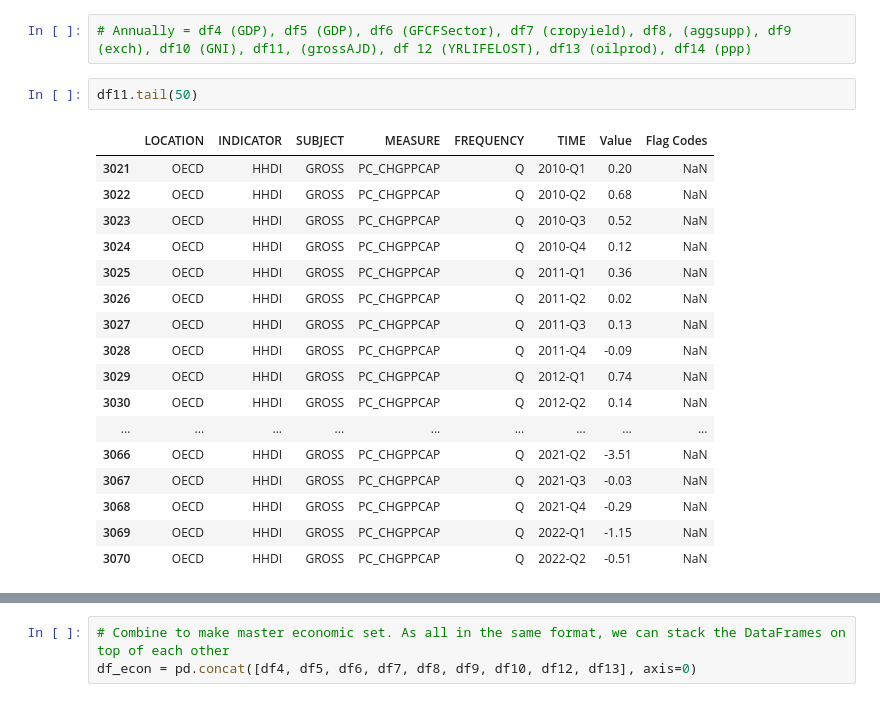
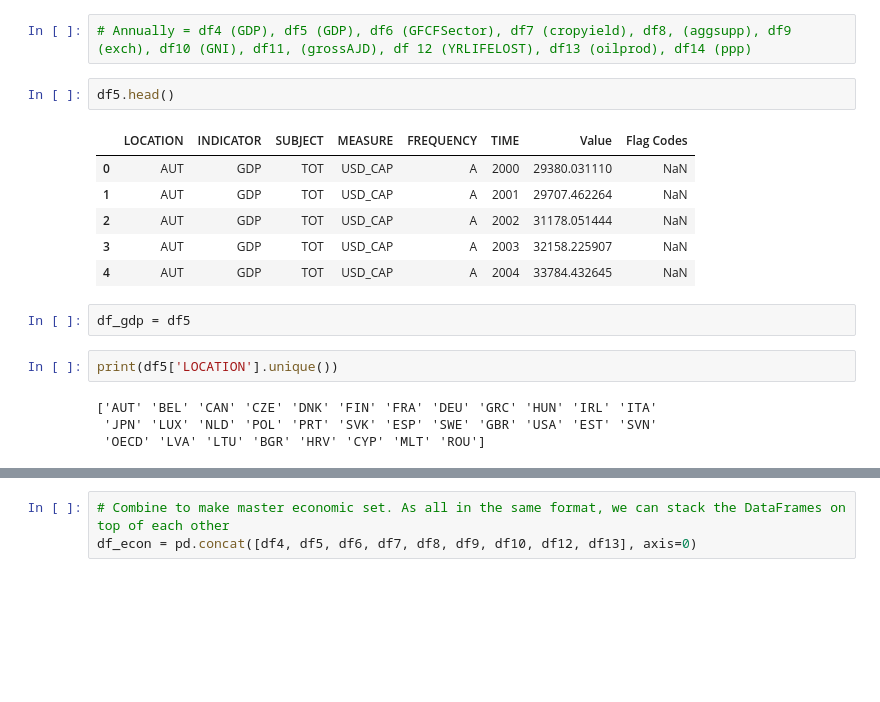
Before and after one commit to sba22218/MSc_GitHub_CA2, a Jupyter notebook: Report-1.ipynb, the cells around one changed output, grey strips where cells are left out. Cells and saved outputs as stored; diff of their text form; blank space fills up the shorter version.

```diff
--- a/Report-1.ipynb
+++ b/Report-1.ipynb
@@ -43,22 +43,19 @@ df14 = pd.read_csv("DATA/PPP-EU.csv")
 # %%
 # Annually = df4 (GDP), df5 (GDP), df6 (GFCFSector), df7 (cropyield), df8, (aggsupp), df9 (exch), df10 (GNI), df11, (grossAJD), df 12 (YRLIFELOST), df13 (oilprod), df14 (ppp)
 # %%
-df11.tail(50)
+df5.head()
 # %% [output]
 |  | LOCATION | INDICATOR | SUBJECT | MEASURE | FREQUENCY | TIME | Value | Flag Codes |
-| 3021 | OECD | HHDI | GROSS | PC_CHGPPCAP | Q | 2010-Q1 | 0.20 | NaN |
-| 3022 | OECD | HHDI | GROSS | PC_CHGPPCAP | Q | 2010-Q2 | 0.68 | NaN |
-| 3023 | OECD | HHDI | GROSS | PC_CHGPPCAP | Q | 2010-Q3 | 0.52 | NaN |
-| 3024 | OECD | HHDI | GROSS | PC_CHGPPCAP | Q | 2010-Q4 | 0.12 | NaN |
-| 3025 | OECD | HHDI | GROSS | PC_CHGPPCAP | Q | 2011-Q1 | 0.36 | NaN |
-| 3026 | OECD | HHDI | GROSS | PC_CHGPPCAP | Q | 2011-Q2 | 0.02 | NaN |
-| 3027 | OECD | HHDI | GROSS | PC_CHGPPCAP | Q | 2011-Q3 | 0.13 | NaN |
-| 3028 | OECD | HHDI | GROSS | PC_CHGPPCAP | Q | 2011-Q4 | -0.09 | NaN |
-| 3029 | OECD | HHDI | GROSS | PC_CHGPPCAP | Q | 2012-Q1 | 0.74 | NaN |
-| 3030 | OECD | HHDI | GROSS | PC_CHGPPCAP | Q | 2012-Q2 | 0.14 | NaN |
-| ... | ... | ... | ... | ... | ... | ... | ... | ... |
-| 3066 | OECD | HHDI | GROSS | PC_CHGPPCAP | Q | 2021-Q2 | -3.51 | NaN |
-| 3067 | OECD | HHDI | GROSS | PC_CHGPPCAP | Q | 2021-Q3 | -0.03 | NaN |
-| 3068 | OECD | HHDI | GROSS | PC_CHGPPCAP | Q | 2021-Q4 | -0.29 | NaN |
-| 3069 | OECD | HHDI | GROSS | PC_CHGPPCAP | Q | 2022-Q1 | -1.15 | NaN |
-| 3070 | OECD | HHDI | GROSS | PC_CHGPPCAP | Q | 2022-Q2 | -0.51 | NaN |
+| 0 | AUT | GDP | TOT | USD_CAP | A | 2000 | 29380.031110 | NaN |
+| 1 | AUT | GDP | TOT | USD_CAP | A | 2001 | 29707.462264 | NaN |
+| 2 | AUT | GDP | TOT | USD_CAP | A | 2002 | 31178.051444 | NaN |
+| 3 | AUT | GDP | TOT | USD_CAP | A | 2003 | 32158.225907 | NaN |
+| 4 | AUT | GDP | TOT | USD_CAP | A | 2004 | 33784.432645 | NaN |
+# %%
+df_gdp = df5
+# %%
+print(df5['LOCATION'].unique())
+# %% [output]
+['AUT' 'BEL' 'CAN' 'CZE' 'DNK' 'FIN' 'FRA' 'DEU' 'GRC' 'HUN' 'IRL' 'ITA'
+ 'JPN' 'LUX' 'NLD' 'POL' 'PRT' 'SVK' 'ESP' 'SWE' 'GBR' 'USA' 'EST' 'SVN'
+ 'OECD' 'LVA' 'LTU' 'BGR' 'HRV' 'CYP' 'MLT' 'ROU']
```
Also changed, not shown: parts of 46 cells of this notebook.
